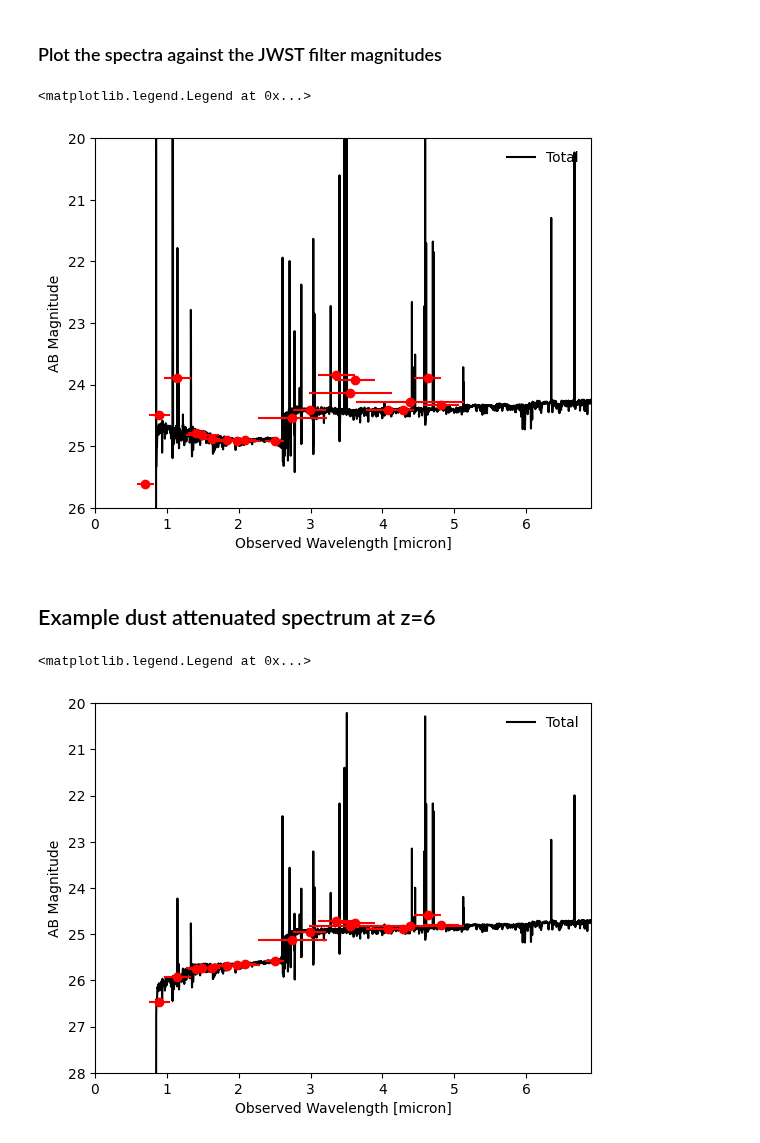
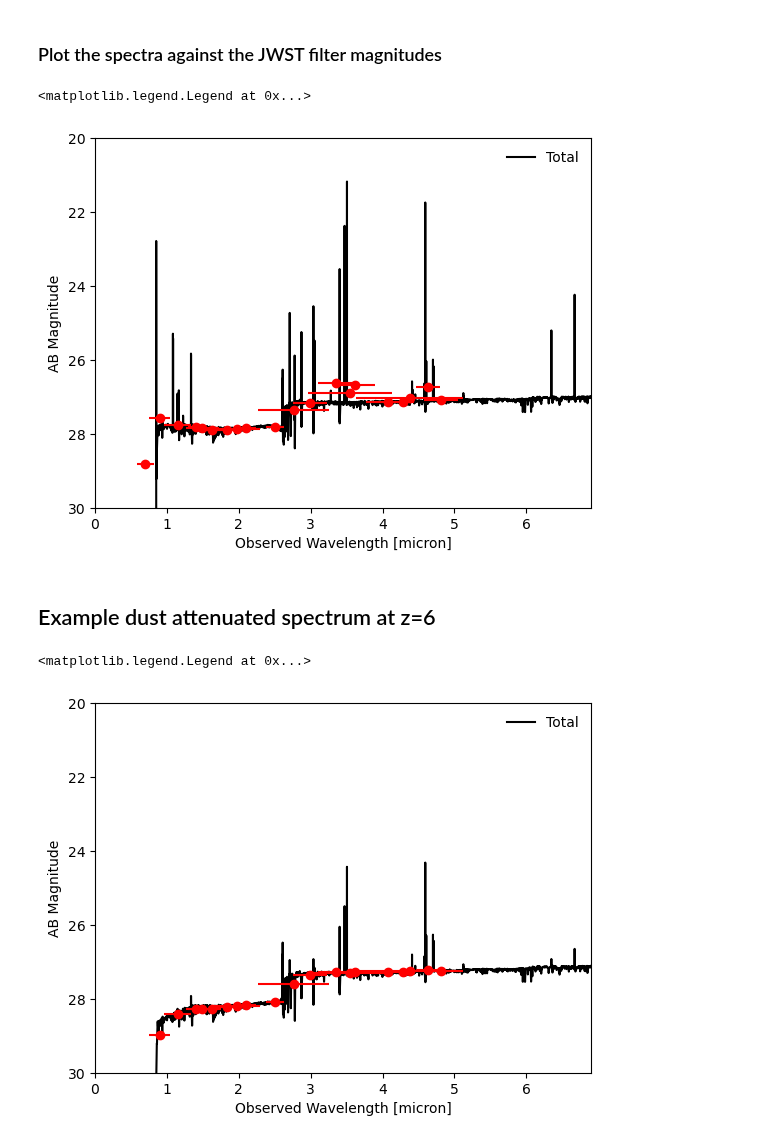
Before and after one commit to HarleyKatz/SPHINX-20-data, a Jupyter notebook: notebooks/sphinx_20_manual_02-full-spectra-and-filter-mags.ipynb, the cells around one changed output. Saved outputs shown, nothing was run; the diff lists cells and outputs as text; code cells hidden in the pictures.

```diff
--- a/notebooks/sphinx_20_manual_02-full-spectra-and-filter-mags.ipynb
+++ b/notebooks/sphinx_20_manual_02-full-spectra-and-filter-mags.ipynb
@@ -50,26 +45,25 @@ df.head(n=10)
 # %% [markdown]
 ## Example intrinsic spectrum at z=6
 # %%
-redshift = 6.0
-# For a typical galaxy
-halo_id = "70405"
+# For a some galaxy
+halo_id = "26460"
 
 # Plot the intrinsic stellar spectrum
 plt.plot(
-    all_spectra[2]["70405"]["wavelengths"],
-    10.**np.array(all_spectra[2]["70405"]["intrinsic"]["stellar_continuum"]),
+    dat[halo_id]["wavelengths"],
+    10.**np.array(dat[halo_id]["intrinsic"]["stellar_continuum"]),
     c="c",label="Stellar Continuum")
 
 # Plot the intrinsic nebular continuum
 plt.plot(
-    all_spectra[2]["70405"]["wavelengths"],
-    10.**np.array(all_spectra[2]["70405"]["intrinsic"]["nebular_continuum"]),
+    dat[halo_id]["wavelengths"],
+    10.**np.array(dat[halo_id]["intrinsic"]["nebular_continuum"]),
     c="m",label="Nebular Continuum")
 
 # Sum the nebular continuum, stellar continuum, and emission lines
 plt.plot(
-    all_spectra[2]["70405"]["wavelengths"],
-    10.**np.array(all_spectra[2]["70405"]["intrinsic"]["total"]),
+    dat[halo_id]["wavelengths"],
+    10.**np.array(dat[halo_id]["intrinsic"]["total"]),
     c="k",label="Total")
 
 plt.yscale("log")
@@ -112,10 +106,6 @@ all_filts = [
 wave_dw = np.array([observate.Filter(i).effective_width for i in all_filts])/1e4
 wave_w  = np.array([observate.Filter(i).wave_mean for i in all_filts])/1e4
 # %%
-redshift = 6.0
-# For a typical galaxy
-halo_id = "70405"
-
 # Get the JWST filter magnitudes for the galaxy
 all_mags = np.zeros(len(all_filts))
 for i,key in enumerate(all_filts):
@@ -125,8 +115,8 @@ for i,key in enumerate(all_filts):
 
 # Plot the total intrinsic spectrum
 plt.plot(
-    all_spectra[2]["70405"]["wavelengths"],
-    -2.5 * np.log10(10.**np.array(all_spectra[2]["70405"]["intrinsic"]["total"])/(1e-23 * 3631.)),
+    dat[halo_id]["wavelengths"],
+    -2.5 * np.log10(10.**np.array(dat[halo_id]["intrinsic"]["total"])/(1e-23 * 3631.)),
     c="k",label="Total")
 
 # Plot the filter magnitudes
@@ -135,45 +125,42 @@ plt.errorbar(wave_w,all_mags,xerr=wave_dw,fmt="o",color="r")
 plt.yscale("linear")
 plt.xscale("linear")
 plt.xlim(0,6.9)
-plt.ylim(26,20)
+plt.ylim(30,20)
 plt.xlabel("Observed Wavelength [micron]")
 plt.ylabel("AB Magnitude")
 plt.legend(loc=1,frameon=False)
 # %% [output]
 <matplotlib.legend.Legend at 0x...>
-[figure, old version]
+[figure, new version]
 # %% [markdown]
 ## Example dust attenuated spectrum at z=6
 # %%
-redshift = 6.0
 # For a typical galaxy
-halo_id = "70405"
 direction = 1 # Change this from 0-9 to see other directions
-
 
 # Get the JWST filter magnitudes for the galaxy
 all_mags = np.zeros(len(all_filts))
 for i,key in enumerate(all_filts):
     jwst_filt = key.split("_")[-1].upper()
     new_key = f"{jwst_filt}_dir_{direction}"
     all_mags[i] = float(df[df["halo_id"]==int(halo_id)][new_key])
 
 # Plot the total intrinsic spectrum
 plt.plot(
-    all_spectra[2]["70405"]["wavelengths"],
-    -2.5 * np.log10(10.**np.array(all_spectra[2]["70405"][f"dir_{direction}"]["total"])/(1e-23 * 3631.)),
+    dat[halo_id]["wavelengths"],
+    -2.5 * np.log10(10.**np.array(dat[halo_id][f"dir_{direction}"]["total"])/(1e-23 * 3631.)),
     c="k",label="Total")
 
 # Plot the filter magnitudes
 plt.errorbar(wave_w,all_mags,xerr=wave_dw,fmt="o",color="r")
 
 plt.yscale("linear")
 plt.xscale("linear")
 plt.xlim(0,6.9)
-plt.ylim(28,20)
+plt.ylim(30,20)
 plt.xlabel("Observed Wavelength [micron]")
 plt.ylabel("AB Magnitude")
 plt.legend(loc=1,frameon=False)
 # %% [output]
 <matplotlib.legend.Legend at 0x...>
-[figure, old version]
+[figure, new version]
```
Also changed, not shown: parts of 4 cells of this notebook.
